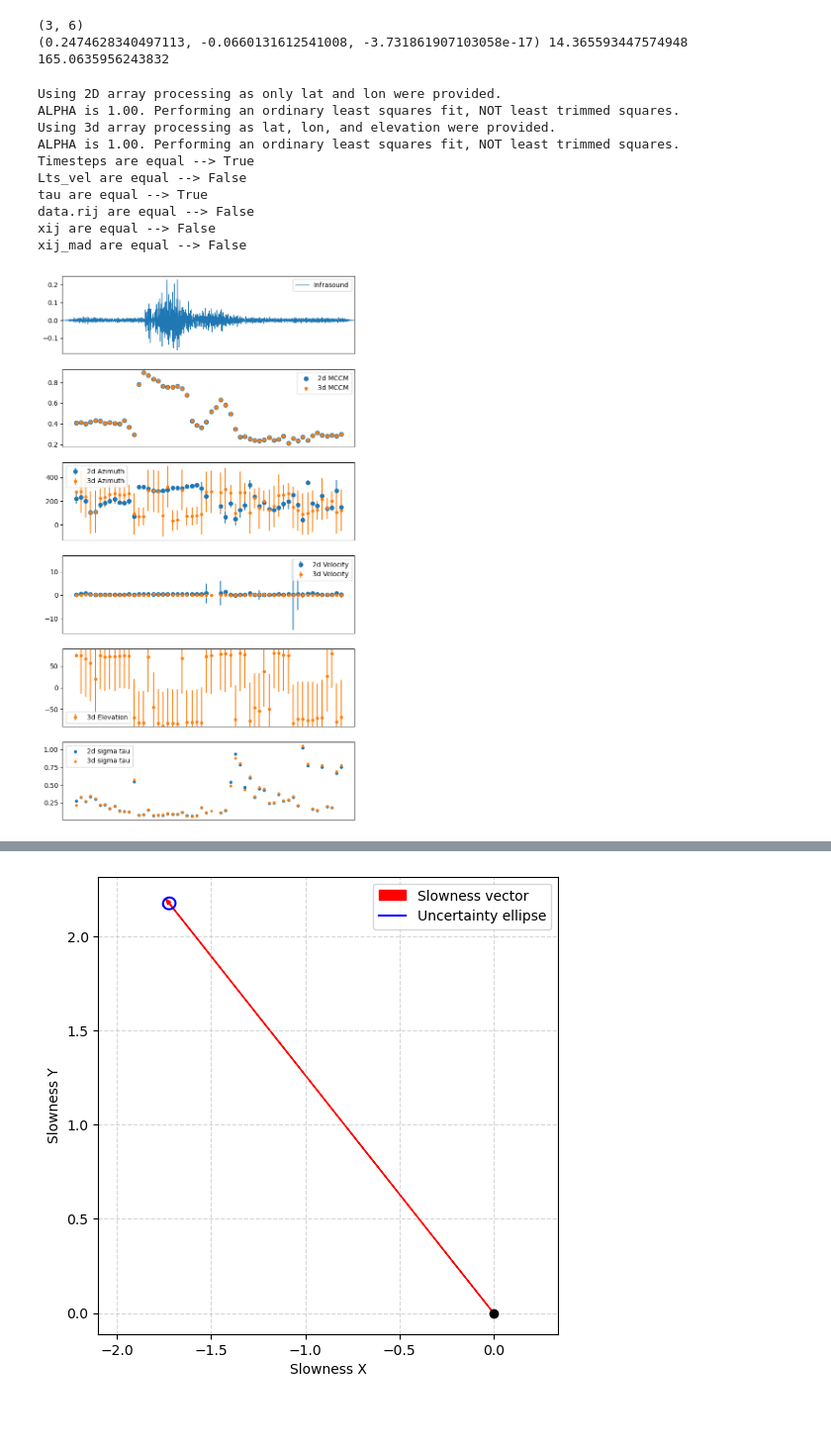
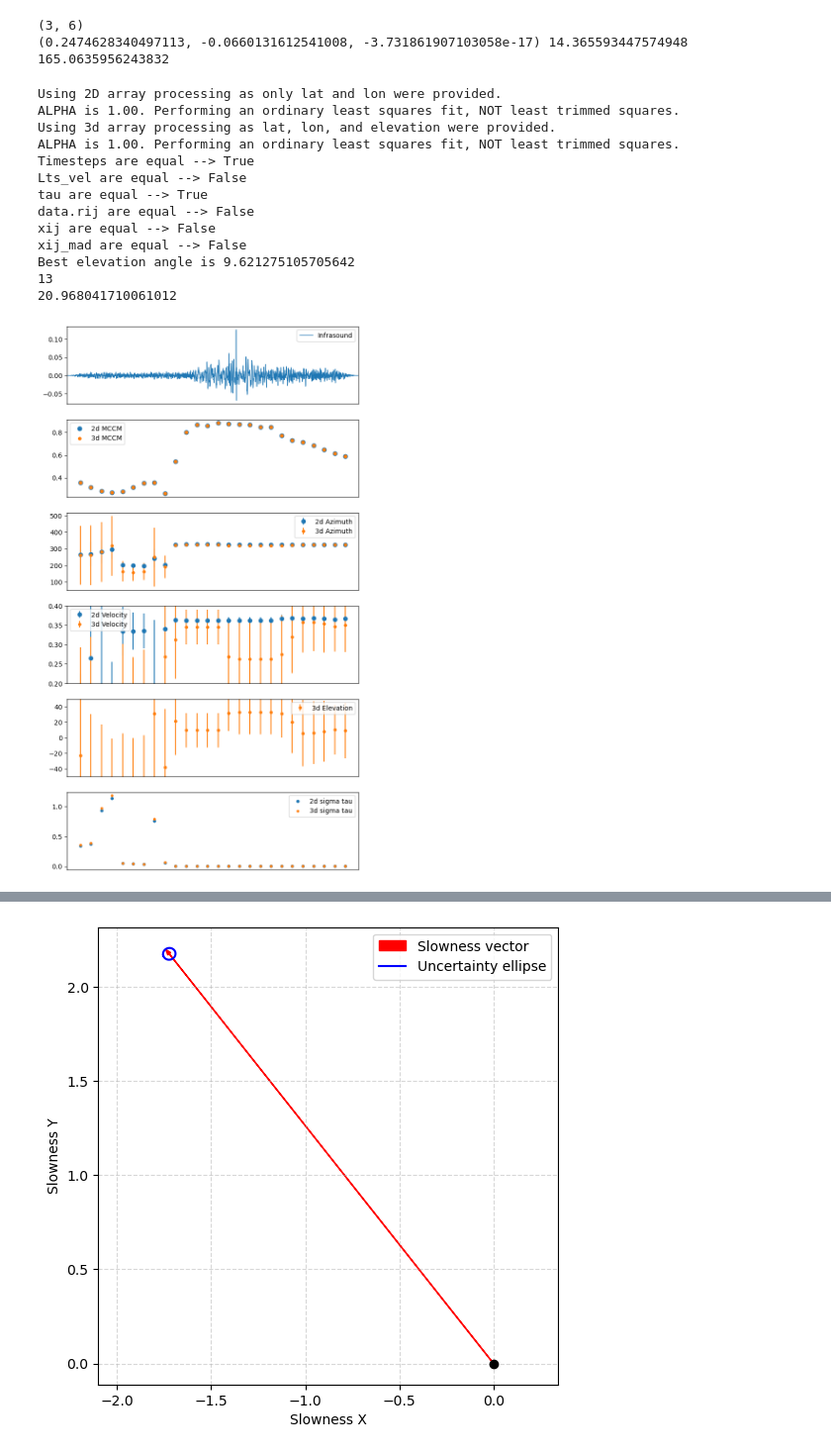
Before and after one commit to csaundersshultz/lts_array, a Jupyter notebook: lts_testing.ipynb, the cells around one changed output, grey strips where cells are left out. Shown at 99% size. Cells and saved outputs as stored; diff of their text form; code cells hidden in the pictures; blank space fills up the shorter version.

```diff
--- a/lts_testing.ipynb
+++ b/lts_testing.ipynb
@@ -1,5 +1,6 @@
 # %%
 # lts testing
+# src/infresnel works
 import lts_array
 from obspy.clients.fdsn import Client
 from obspy.core import UTCDateTime as UTC
@@ -18,8 +19,10 @@ LOC = "*"
 CHAN = "HDF"
 #START = UTC("2023-07-14 01:02:44") - 20
 #END = START + 60
-START = UTC("2025-09-15 01:00:00") #Can be run anytime after ~4pm AKST on thursday
+START = UTC("2025-09-15 01:00:00")
 END = UTC("2025-09-15 01:10:00")
+START = UTC("2025-08-24 01:41:20")
+END = UTC("2025-08-24 01:41:40")
 client = Client("IRIS")
 st = client.get_waveforms(NET, STA, LOC, CHAN, START, END, attach_response=True)
 st.merge(fill_value="latest")
@@ -49,7 +52,10 @@ for network in inv:
             lat_list.append(channel.latitude)
             lon_list.append(channel.longitude)
             elevation_list.append(channel.elevation)
-            staname.append(channel.code)
+            staname.append(channel.location_code)
 print(np.mean(elevation_list))
+print(lat_list)
+print(lon_list)
+print(staname)
 # %% [output]
 593.3000000000001
@@ -55,0 +104,25 @@ print(np.mean(elevation_list))
+# %%
+#Do basic 2d OLSEstimator, but step by step
+from lts_array.ltsva import *
+
+
+window_length=20
+window_overlap=0.5
+alpha=1.0
+
+data = DataBin(window_length, window_overlap, alpha)
+elev_list=None
+remove_elements=None
+data.build_data_arrays(st, lat_list, lon_list, elev_list, None)
+print(data.rij)
+
+ltsva = OLSEstimator(data)
+ltsva.correlate(data)
+ltsva.solve(data)
+tau = ltsva.tau.flatten()
+print(list(tau))
+print(ltsva.time_delay_mad)
+print(ltsva.xij_standardized)
+print(ltsva.xij_mad)
+
+print(ltsva.lts_vel, ltsva.lts_baz, ltsva.sigma_tau)
@@ -350,35 +365,43 @@ axs[1].scatter(t, ltsva3.mdccm, s=20, label='3d MCCM')
 axs[2].errorbar(t, ltsva2.lts_baz, yerr=ltsva2.conf_int_baz, fmt ='o',markersize=6, label='2d Azimuth')
 axs[2].errorbar(t, ltsva3.lts_baz, yerr=ltsva3.conf_int_baz, fmt ='o',markersize=4, label='3d Azimuth')
 
 #Velocity
 axs[3].errorbar(t, ltsva2.lts_vel, yerr=ltsva2.conf_int_vel, fmt ='o',markersize=6, label='2d Velocity')
 axs[3].errorbar(t, ltsva3.lts_vel, yerr=ltsva3.conf_int_vel, fmt ='o',markersize=4, label='3d Velocity')#should be... lower? than 2d
+axs[3].set_ylim((0.2,0.4))
 
 #Elevation
 #axs[4].scatter(t, ltsva3.lts_elev, s=10, label='3d Elevation')
 axs[4].errorbar(t, ltsva3.lts_elev, yerr=ltsva3.conf_int_elev, fmt ='o',markersize=4, label='3d Elevation', c=plt.get_cmap("tab10")(1))
-axs[4].set_ylim((-90,90))
+axs[4].set_ylim((-50,50))
 
 #sigma tau
 axs[5].scatter(t, ltsva2.sigma_tau, s=15, label='2d sigma tau')
 axs[5].scatter(t, ltsva3.sigma_tau, s=10, label='3d sigma tau')
 
+print(f"Best elevation angle is {ltsva3.lts_elev[np.argmax(ltsva3.mdccm)]}")
+print(np.argmax(ltsva3.mdccm))
+print(np.mean(ltsva3.lts_elev[12:16]))
+
 
 for ax in axs:
     ax.legend()
     ax.set_xticks(())
 # %% [output]
 Using 2D array processing as only lat and lon were provided.
 ALPHA is 1.00. Performing an ordinary least squares fit, NOT least trimmed squares.
 Using 3d array processing as lat, lon, and elevation were provided.
 ALPHA is 1.00. Performing an ordinary least squares fit, NOT least trimmed squares.
 Timesteps are equal --> True
 Lts_vel are equal --> False
 tau are equal --> True
 data.rij are equal --> False
 xij are equal --> False
 xij_mad are equal --> False
+Best elevation angle is 9.621275105705642
+13
+20.968041710061012
-[figure, old version]
+[figure, new version]
 # %%
 #2d and 3d OLS and LTS comparison
 
```
Also changed, not shown: parts of 6 cells of this notebook, 1 other file.
